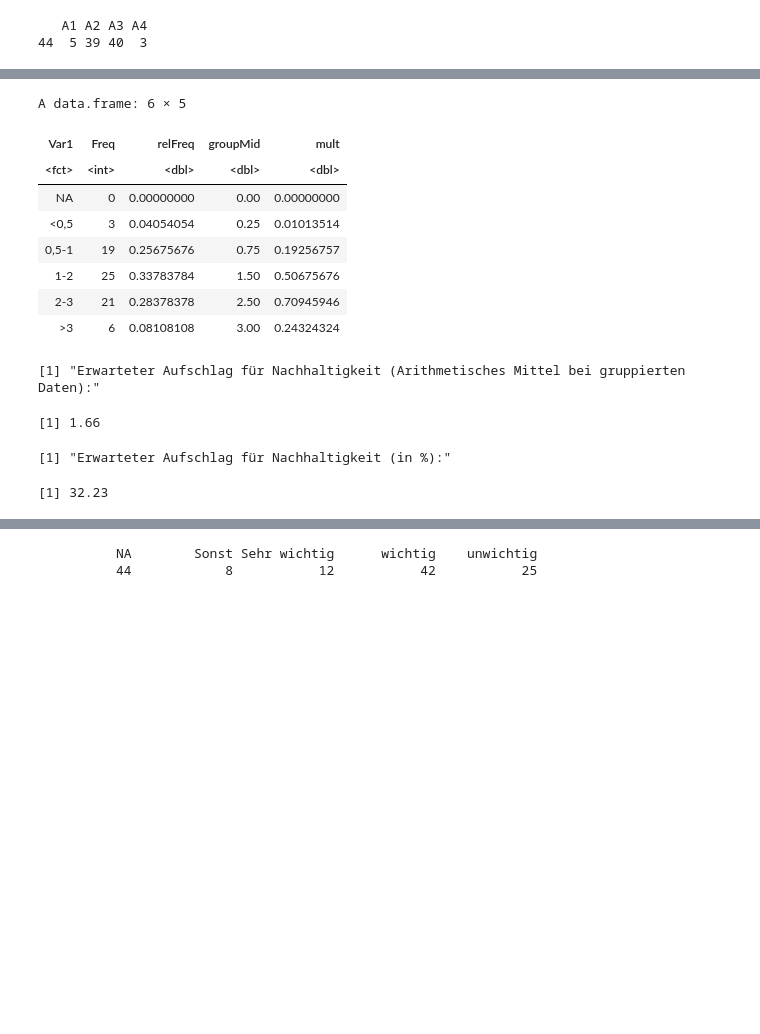
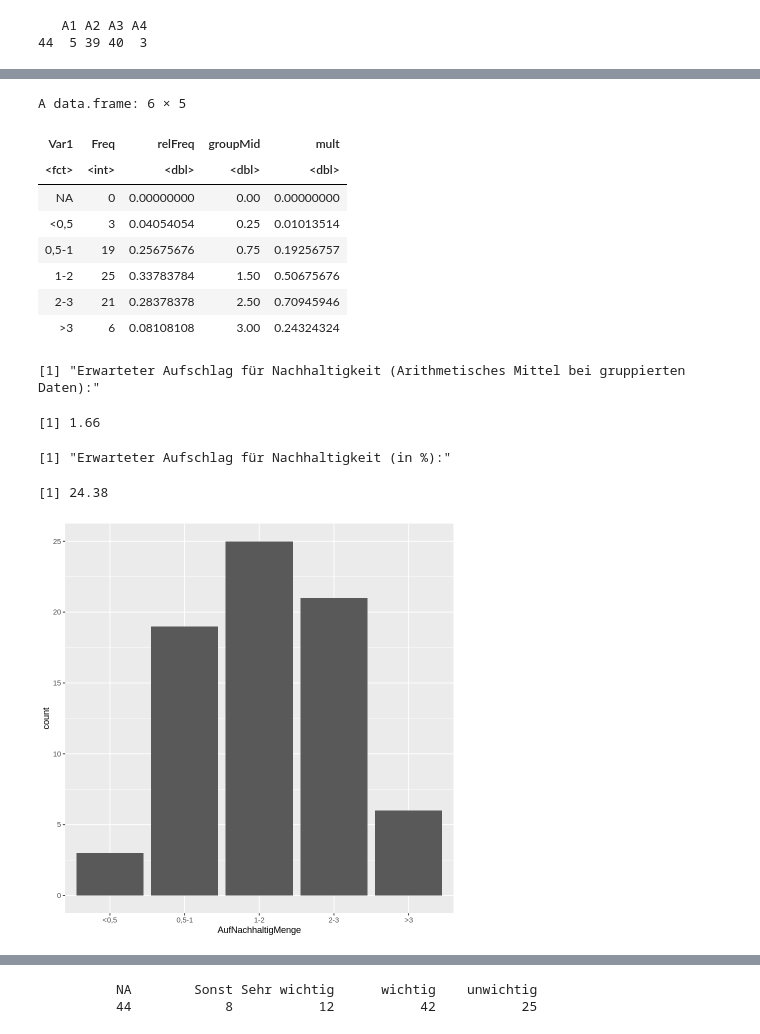
Before and after one commit to MaximeBonnin/DataScience4Entrepreneurs, a Jupyter notebook: Auswertung.ipynb, the cells around one changed output, grey strips where cells are left out. Drawn from its saved outputs; the diff is of its cells as text; code cells hidden in the pictures; blank space fills up the shorter version.

```diff
--- a/Auswertung.ipynb
+++ b/Auswertung.ipynb
@@ -166,35 +176,36 @@ round(vltInteressiert)
 # %%
 # Analyse von Aufschlag für Nachhaltigkeit (Menge)
 df$AufNachhaltigMenge <- as.factor(df$AufNachhaltigMenge)
 levels(df$AufNachhaltigMenge) <- c("NA","<0,5", "0,5-1", "1-2","2-3",">3")
 t <- as.data.frame(table(subset(df, AufNachhaltigMenge!="NA")$AufNachhaltigMenge))
 n <- sum(df$AufNachhaltigMenge != "NA")
 t$relFreq <- t$Freq/n
 t$groupMid <- c(0, 0.25, 0.75, 1.5, 2.5, 3)
 t$mult <- t$relFreq*t$groupMid
 t
 print("Erwarteter Aufschlag für Nachhaltigkeit (Arithmetisches Mittel bei gruppierten Daten):")
 aufNach <- round(sum(t$mult), 2)
 aufNach
 print("Erwarteter Aufschlag für Nachhaltigkeit (in %):")
-round(aufNach/mittelPreisBisher*100, 2)
+round(aufNach/(aufNach + mittelPreisBisher)*100, 2)
 
 
-# ggplot(subset(df, AufNachhaltigMenge!="NA"), aes(AufNachhaltigMenge)) + geom_bar()
+ggplot(subset(df, AufNachhaltigMenge!="NA"), aes(AufNachhaltigMenge)) + geom_bar()
 # %% [output]
 A data.frame: 6 × 5
 | Var1 | Freq | relFreq | groupMid | mult |
 | <fct> | <int> | <dbl> | <dbl> | <dbl> |
 | NA | 0 | 0.00000000 | 0.00 | 0.00000000 |
 | <0,5 | 3 | 0.04054054 | 0.25 | 0.01013514 |
 | 0,5-1 | 19 | 0.25675676 | 0.75 | 0.19256757 |
 | 1-2 | 25 | 0.33783784 | 1.50 | 0.50675676 |
 | 2-3 | 21 | 0.28378378 | 2.50 | 0.70945946 |
 | >3 | 6 | 0.08108108 | 3.00 | 0.24324324 |
 [1] "Erwarteter Aufschlag für Nachhaltigkeit (Arithmetisches Mittel bei gruppierten Daten):"
 [1] 1.66
 [1] "Erwarteter Aufschlag für Nachhaltigkeit (in %):"
-[1] 32.23
+[1] 24.38
+[figure, added]
 # %%
 # Analyse von Aufschlag für Geschwindigkeit
 df$AufGeschw <- as.factor(df$AufGeschw)
```
Also changed, not shown: parts of 7 cells of this notebook.
